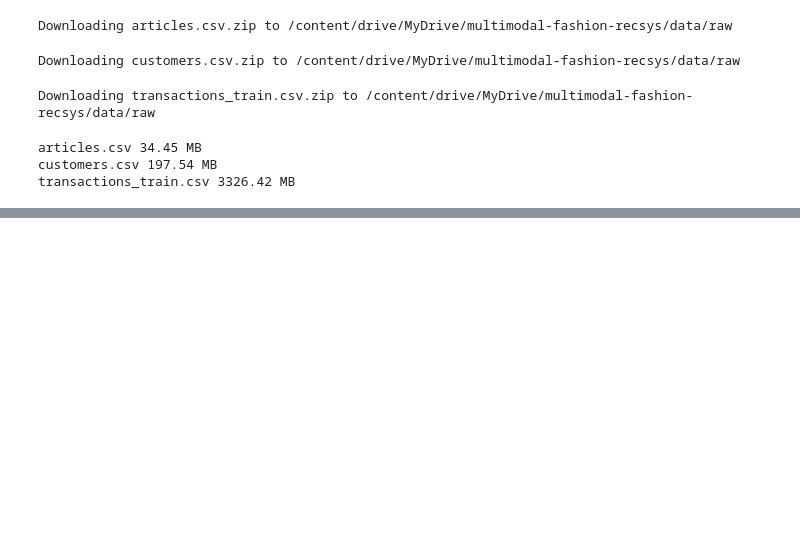
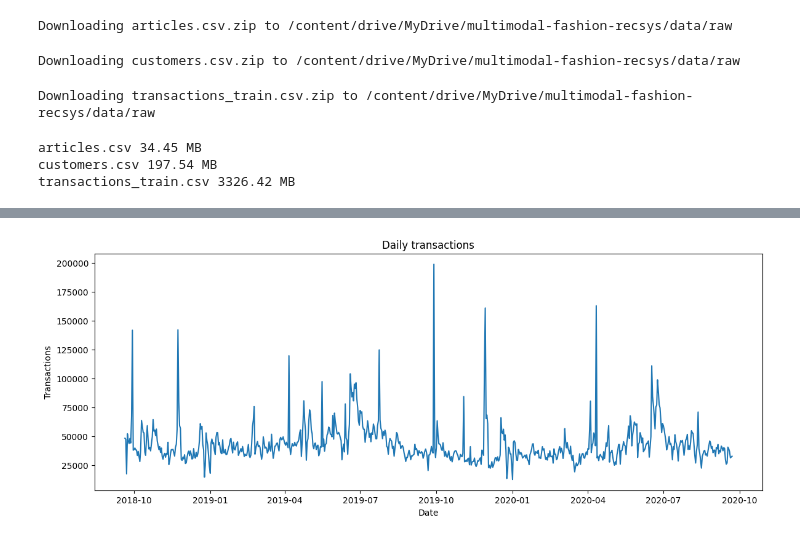
Before and after one commit to V1lex/multimodal-fashion-recsys, a Jupyter notebook: notebooks/01_data_exploration.ipynb, the cells around one changed output, grey strips where cells are left out. Cells and saved outputs as stored; diff of their text form; code cells hidden in the pictures; blank space fills up the shorter version.

```diff
--- a/notebooks/01_data_exploration.ipynb
+++ b/notebooks/01_data_exploration.ipynb
@@ -101,0 +109,10 @@ transactions_train.csv 3326.42 MB
+# %%
+transactions = pl.scan_csv(
+    RAW_PATH / "transactions_train.csv",
+    schema_overrides={
+        "article_id": pl.Int32,
+        "price": pl.Float32,
+        "sales_channel_id": pl.Int8
+    },
+    try_parse_dates=True
+)
@@ -101,0 +271,10 @@ transactions_train.csv 3326.42 MB
+# %%
+daily_transactions = (
+    transactions
+    .group_by("t_dat")
+    .agg(pl.len().alias("transactions"))
+    .sort("t_dat")
+    .collect()
+)
+
+daily_transactions
@@ -101,0 +296,9 @@ transactions_train.csv 3326.42 MB
+# %%
+plt.figure(figsize=(14, 5))
+plt.plot(daily_transactions["t_dat"], daily_transactions["transactions"])
+plt.xlabel("Date")
+plt.ylabel("Transactions")
+plt.title("Daily transactions")
+plt.show()
+# %% [output]
+[figure, added]
```
Also changed, not shown: parts of 31 cells of this notebook, 1 other file.
